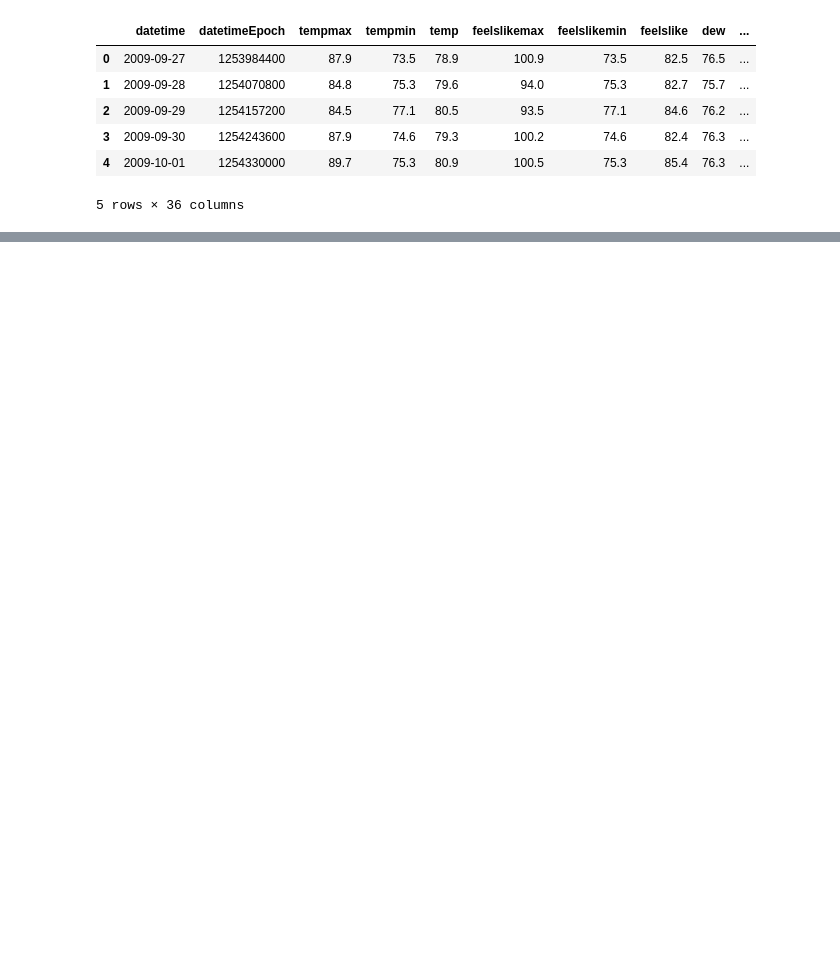
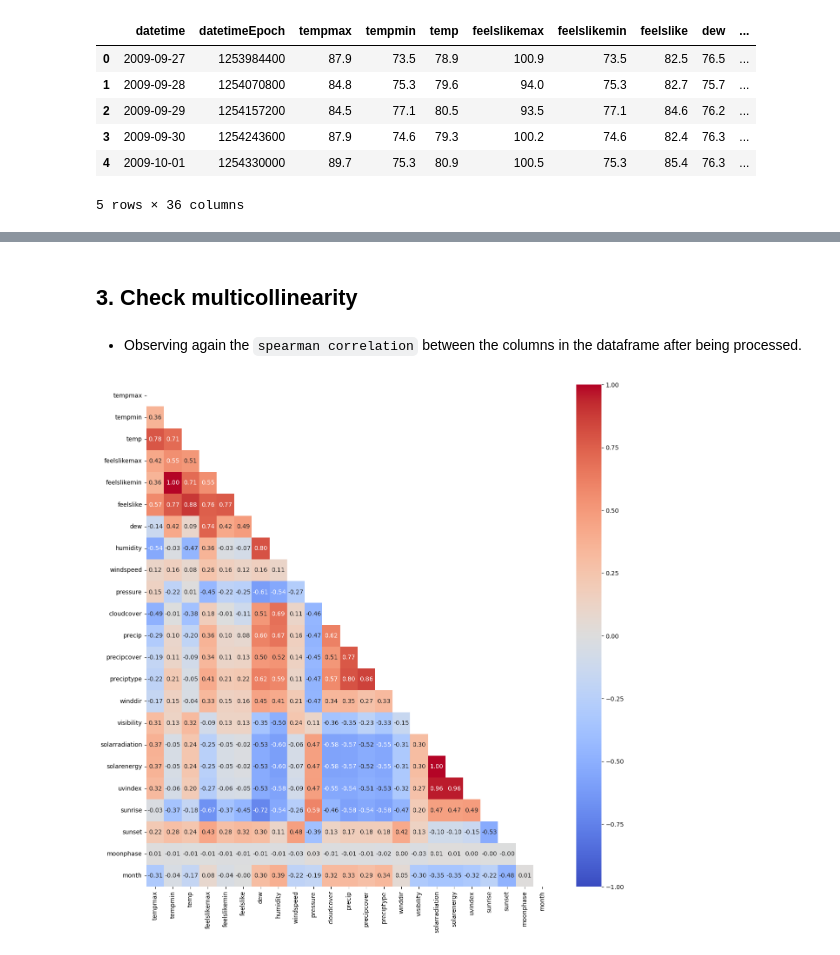
Before and after one commit to khanhnhan1512/Final-Project-Intro-Ds, a Jupyter notebook: src/03-Data_Preprocessing.ipynb, the cells around one changed output, grey strips where cells are left out. Saved outputs shown, nothing was run; the diff lists cells and outputs as text; code cells hidden in the pictures; blank space fills up the shorter version.

```diff
--- a/src/03-Data_Preprocessing.ipynb
+++ b/src/03-Data_Preprocessing.ipynb
@@ -549,0 +254,3 @@ See the caveats in the documentation: https://pandas.pydata.org/pandas-docs/stab
+# %%
+outlier_columns = ['tempmax', 'tempmin', 'temp', 'feelslikemax', 'feelslikemin', 'feelslike', 'dew',
+           'humidity', 'windspeed', 'pressure', 'cloudcover']
@@ -549,0 +260,22 @@ See the caveats in the documentation: https://pandas.pydata.org/pandas-docs/stab
+# %%
+q1 = []
+q3 = []
+
+outlier_df = df_imputed[outlier_columns].copy()
+for feature in outlier_df.columns:
+    q1.append(outlier_df[feature].quantile(0.25))
+    q3.append(outlier_df[feature].quantile(0.75))
+
+IQR = np.subtract(q3, q1)
+lower_bound = np.subtract(q1, 1.5 * IQR)
+upper_bound = np.add(q3, 1.5 * IQR)
+
+extreme_outliers = []
+for i in range(len(df_imputed)):
+    for j, feature in enumerate(df_imputed[outlier_columns].columns):
+        if df_imputed[feature][i] < lower_bound[j] or df_imputed[feature][i] > upper_bound[j]:
+            extreme_outliers.append(i)
+outlier_df = outlier_df.drop(extreme_outliers)
+print(f"Number of extreme outliers: {len(set(extreme_outliers))}")
+print("Our dataset after removing extreme outliers:")
+outlier_df
@@ -549,0 +329,5 @@ See the caveats in the documentation: https://pandas.pydata.org/pandas-docs/stab
+# %%
+
+new_df = df_imputed.drop(outlier_columns, axis=1).drop(extreme_outliers, axis=0)
+new_df = pd.concat([outlier_df, new_df], axis=1)
+new_df
@@ -549,0 +351,5 @@ See the caveats in the documentation: https://pandas.pydata.org/pandas-docs/stab
+# %%
+scaler = StandardScaler()
+cols_to_scale = new_df.columns[:-1]
+new_df[cols_to_scale] = scaler.fit_transform(new_df[cols_to_scale])
+new_df
@@ -549,0 +370,12 @@ See the caveats in the documentation: https://pandas.pydata.org/pandas-docs/stab
+# %% [markdown]
+## 3. Check multicollinearity
+# %% [markdown]
+- Observing again the `spearman correlation` between the columns in the dataframe after being processed.
+# %%
+corr_matrix = new_df.drop(columns=['icon']).corr(method='spearman')
+mask = np.triu(np.ones_like(corr_matrix, dtype=bool))
+plt.figure(figsize=(15, 15))
+sns.heatmap(corr_matrix, annot=True, fmt='.2f', vmin=-1, vmax=1, cmap='coolwarm', mask=mask)
+plt.show()
+# %% [output]
+[figure, added]
```
Also changed, not shown: parts of 87 cells of this notebook, 3 other files.
